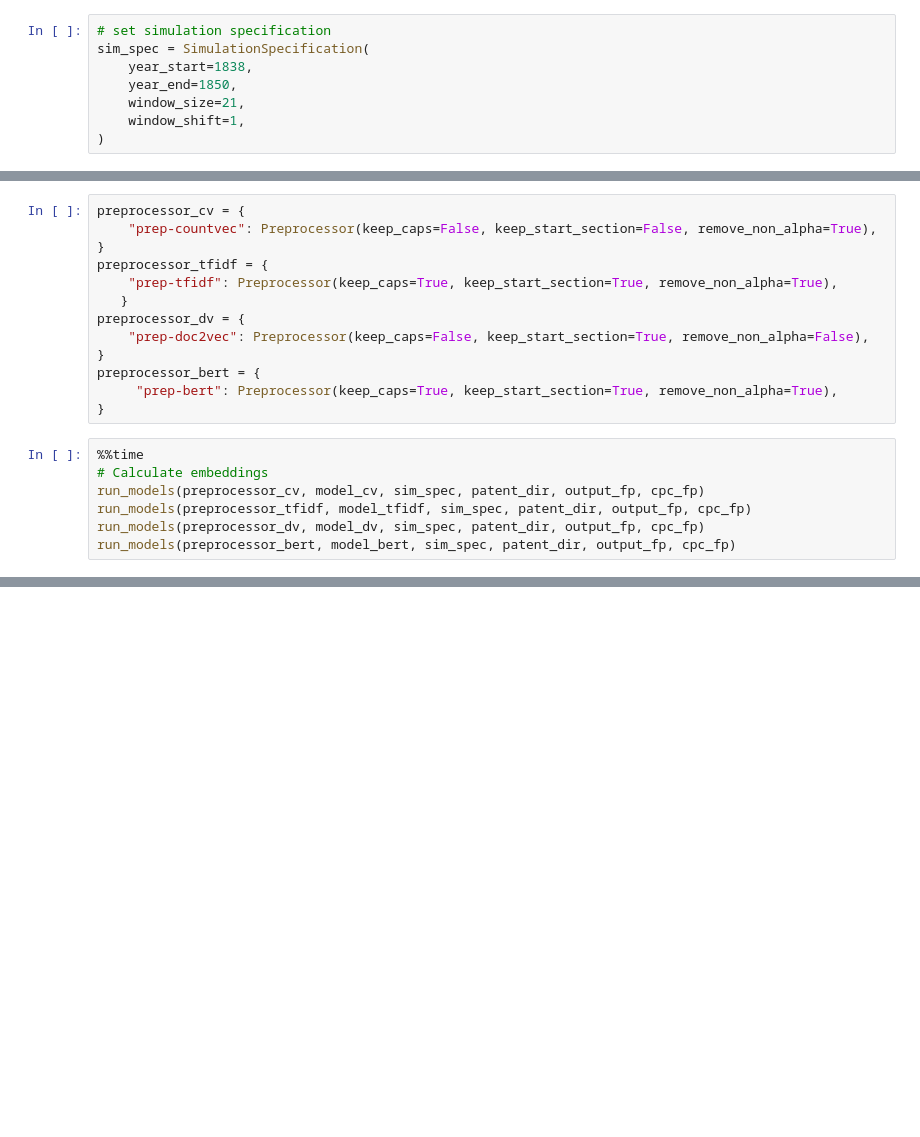
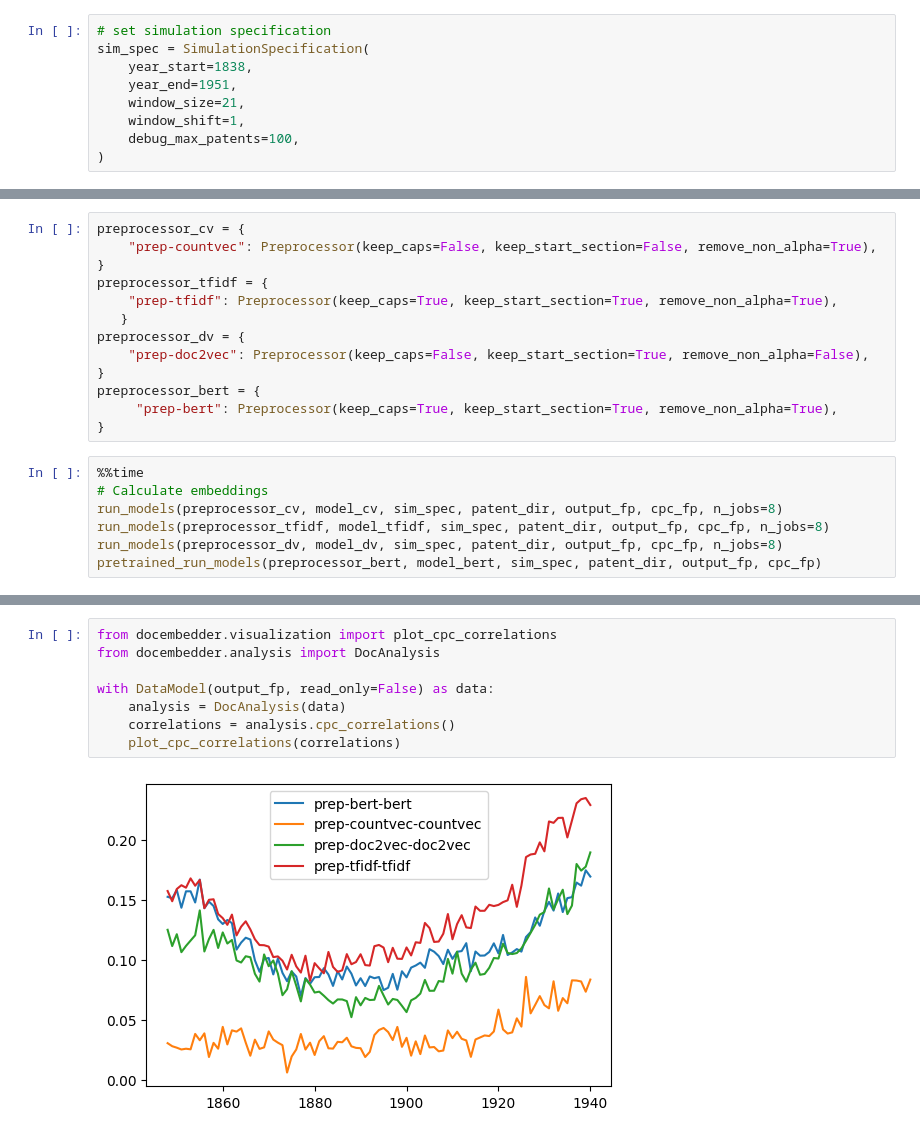
Before and after one commit to UtrechtUniversity/patent-breakthrough, a Jupyter notebook: examples/main.ipynb, the cells around one changed output, grey strips where cells are left out. Saved outputs shown, nothing was run; the diff lists cells and outputs as text; blank space fills up the shorter version.

```diff
--- a/examples/main.ipynb
+++ b/examples/main.ipynb
@@ -16,9 +17,10 @@ from configparser import ConfigParser
 # set simulation specification
 sim_spec = SimulationSpecification(
     year_start=1838,
-    year_end=1850,
+    year_end=1951,
     window_size=21,
     window_shift=1,
+    debug_max_patents=100,
 )
 # %%
 # read local config
@@ -56,7 +58,7 @@ preprocessor_bert = {
 # %%
 %%time
 # Calculate embeddings
-run_models(preprocessor_cv, model_cv, sim_spec, patent_dir, output_fp, cpc_fp)
-run_models(preprocessor_tfidf, model_tfidf, sim_spec, patent_dir, output_fp, cpc_fp)
-run_models(preprocessor_dv, model_dv, sim_spec, patent_dir, output_fp, cpc_fp)
-run_models(preprocessor_bert, model_bert, sim_spec, patent_dir, output_fp, cpc_fp)
+run_models(preprocessor_cv, model_cv, sim_spec, patent_dir, output_fp, cpc_fp, n_jobs=8)
+run_models(preprocessor_tfidf, model_tfidf, sim_spec, patent_dir, output_fp, cpc_fp, n_jobs=8)
+run_models(preprocessor_dv, model_dv, sim_spec, patent_dir, output_fp, cpc_fp, n_jobs=8)
+pretrained_run_models(preprocessor_bert, model_bert, sim_spec, patent_dir, output_fp, cpc_fp)
@@ -63 +68,11 @@ run_models(preprocessor_bert, model_bert, sim_spec, patent_dir, output_fp, cpc_f
+# %%
+from docembedder.visualization import plot_cpc_correlations
+from docembedder.analysis import DocAnalysis
+
+with DataModel(output_fp, read_only=False) as data:
+    analysis = DocAnalysis(data)
+    correlations = analysis.cpc_correlations()
+    plot_cpc_correlations(correlations)
+# %% [output]
+[figure, added]
 # %%
```
Also changed, not shown: parts of 4 cells of this notebook, 3 other files.
